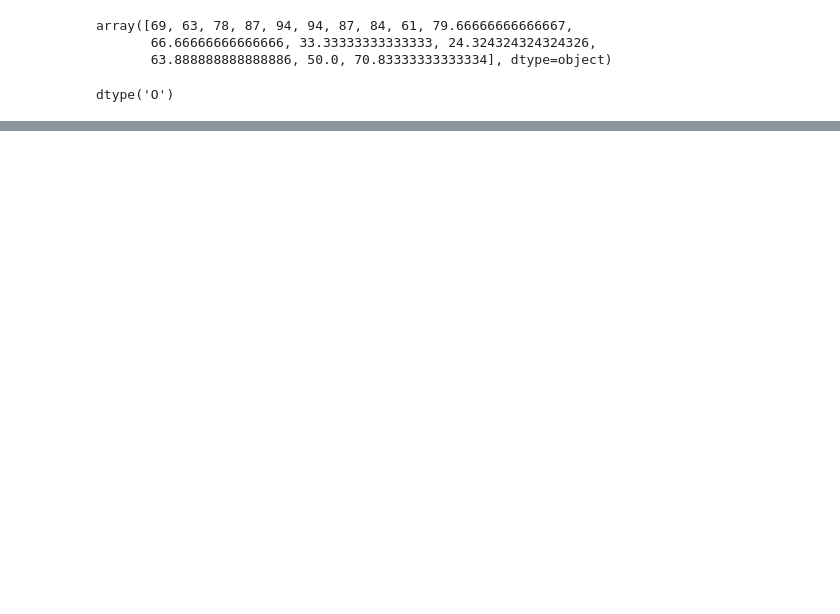
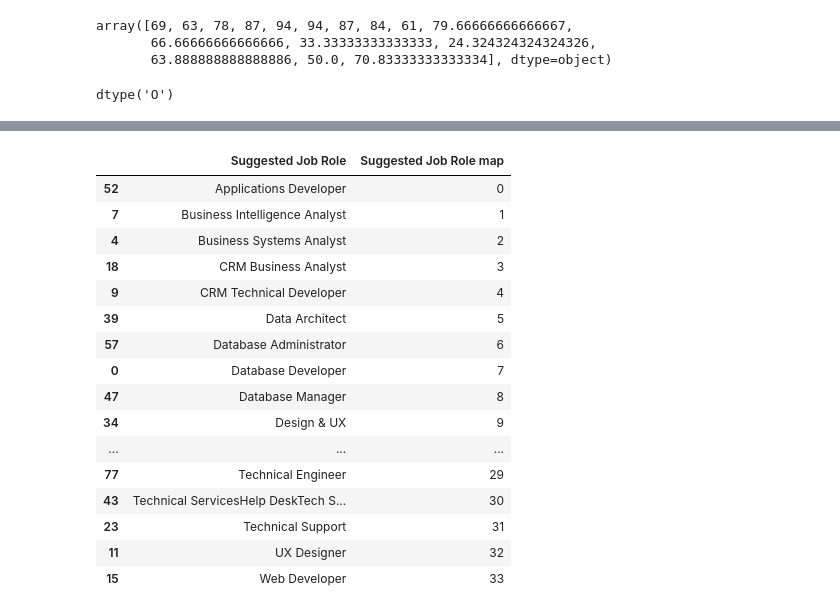
Before and after one commit to ashokseervi114/Job-role-prediction, a Jupyter notebook: ml project code/Project code/research1.ipynb, the cells around one changed output, grey strips where cells are left out. Saved outputs shown, nothing was run; the diff lists cells and outputs as text; code cells hidden in the pictures; blank space fills up the shorter version.

```diff
--- a/ml project code/Project code/research1.ipynb
+++ b/ml project code/Project code/research1.ipynb
@@ -730,0 +747,4 @@ array([7], dtype=int64)
+# %%
+label2=pd.DataFrame(label,columns=["Suggested Job Role map"])
+# %%
+label_map=pd.concat((label1,label2),axis=1)
@@ -730,0 +760,24 @@ array([7], dtype=int64)
+# %%
+label_map=label_map.drop_duplicates()
+# %%
+label_map=label_map.sort_values('Suggested Job Role map')
+# %%
+label_map
+# %% [output]
+|  | Suggested Job Role | Suggested Job Role map |
+| 52 | Applications Developer | 0 |
+| 7 | Business Intelligence Analyst | 1 |
+| 4 | Business Systems Analyst | 2 |
+| 18 | CRM Business Analyst | 3 |
+| 9 | CRM Technical Developer | 4 |
+| 39 | Data Architect | 5 |
+| 57 | Database Administrator | 6 |
+| 0 | Database Developer | 7 |
+| 47 | Database Manager | 8 |
+| 34 | Design & UX | 9 |
+| ... | ... | ... |
+| 77 | Technical Engineer | 29 |
+| 43 | Technical ServicesHelp DeskTech S... | 30 |
+| 23 | Technical Support | 31 |
+| 11 | UX Designer | 32 |
+| 15 | Web Developer | 33 |
```
Also changed, not shown: parts of 25 cells of this notebook.
